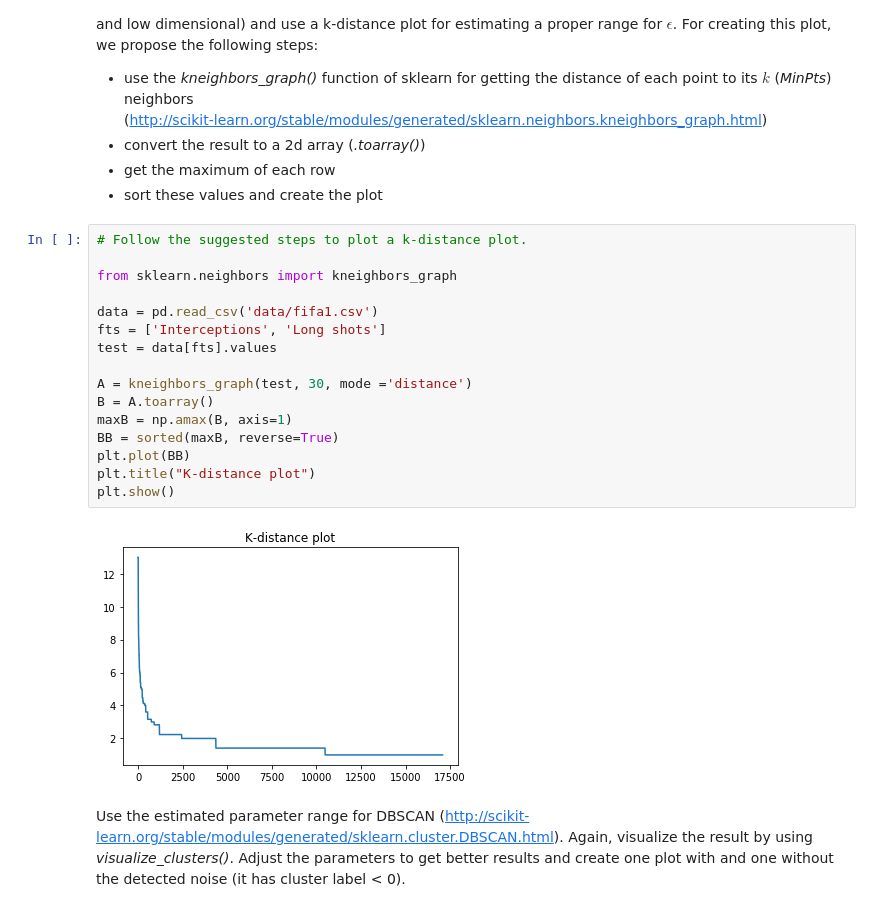
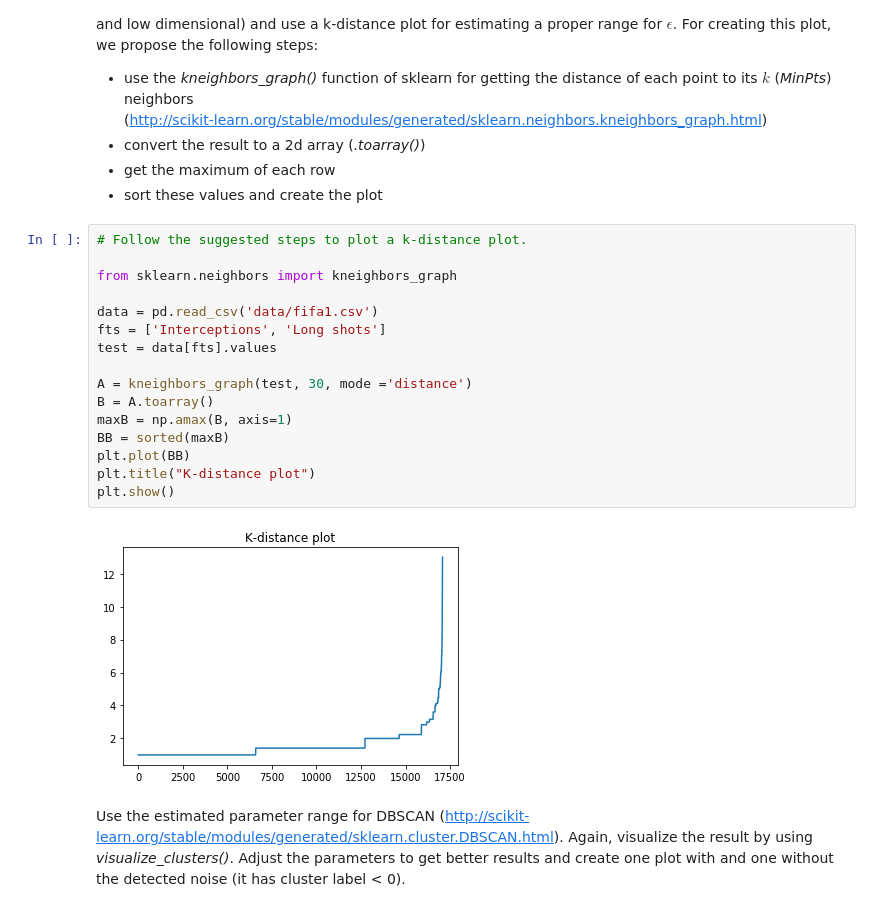
Before and after one commit to svitlanakalancha/bigdata, a Jupyter notebook: Exercise 3/Practical_3.ipynb, the cells around one changed output. Saved outputs shown, nothing was run; the diff lists cells and outputs as text.

```diff
--- a/Exercise 3/Practical_3.ipynb
+++ b/Exercise 3/Practical_3.ipynb
@@ -179,21 +179,21 @@ Set *MinPts=30* (necessary because the data is relativaly dense and low dimensio
 # %%
 # Follow the suggested steps to plot a k-distance plot.
 
 from sklearn.neighbors import kneighbors_graph
 
 data = pd.read_csv('data/fifa1.csv')
 fts = ['Interceptions', 'Long shots']
 test = data[fts].values
 
 A = kneighbors_graph(test, 30, mode ='distance')
 B = A.toarray()
 maxB = np.amax(B, axis=1)
-BB = sorted(maxB, reverse=True)
+BB = sorted(maxB)
 plt.plot(BB)
 plt.title("K-distance plot")
 plt.show()
 # %% [output]
-[figure, old version]
+[figure, new version]
 # %% [markdown]
 Use the estimated parameter range for DBSCAN (http://scikit-learn.org/stable/modules/generated/sklearn.cluster.DBSCAN.html). Again, visualize the result by using *visualize_clusters()*. Adjust the parameters to get better results and create one plot with and one without the detected noise (it has cluster label < 0).
 # %%
```
Also changed, not shown: 9 other files.
